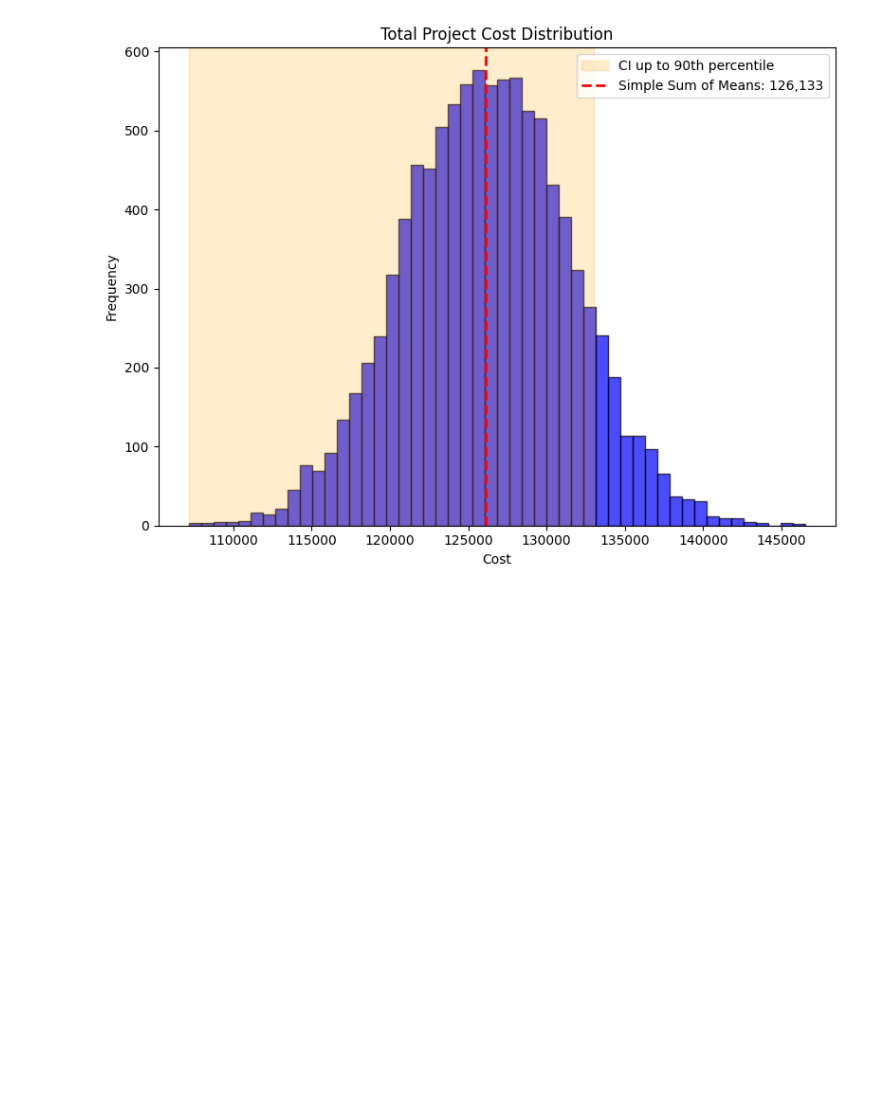
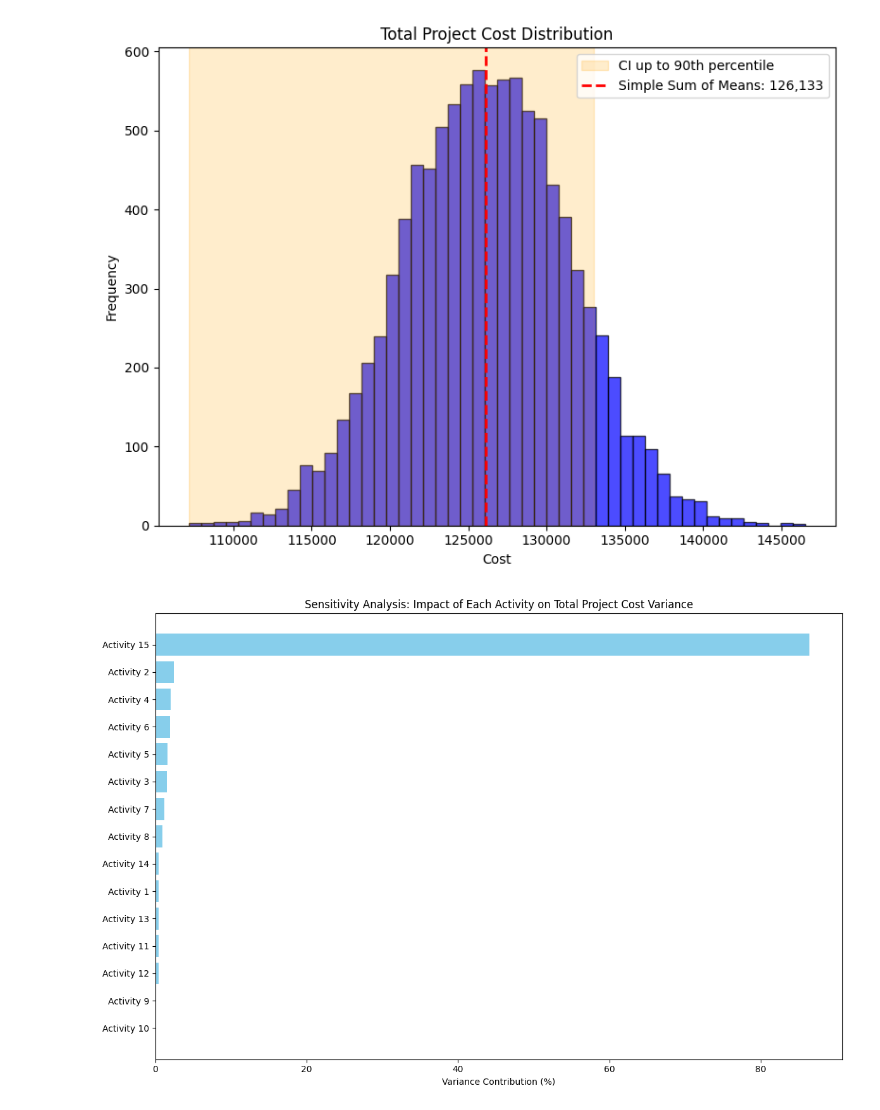
Before and after one commit to BrajanNieto/RiskAnalysis, a Jupyter notebook: MonteCarloExample-BrajanNieto.ipynb, the cells around one changed output. Cells and saved outputs as stored; diff of their text form; code cells hidden in the pictures; blank space fills up the shorter version.

```diff
--- a/MonteCarloExample-BrajanNieto.ipynb
+++ b/MonteCarloExample-BrajanNieto.ipynb
@@ -409,3 +409,38 @@ plot_total_distribution(
 )
 # %% [output]
 [figure]
+# %%
+# =========================================================
+# 8) Variance Contribution Analysis
+# =========================================================
+# Calculate variance of each activity
+activity_variances = np.var(all_activities_costs, axis=1, ddof=1)  # shape (n_activities,)
+
+# Calculate total project variance
+total_variance = np.sum(activity_variances)  # Assuming independence
+
+# Calculate contribution of each activity to total variance
+variance_contributions = (activity_variances / total_variance) * 100  # percentage
+
+# Pair each activity name with its variance contribution
+activity_variance_contributions = list(zip([act["name"] for act in activities], variance_contributions))
+
+# Sort activities by variance contribution (descending)
+activity_variance_contributions.sort(key=lambda x: x[1], reverse=True)
+
+# Separate names and contributions for plotting
+sorted_names = [item[0] for item in activity_variance_contributions]
+sorted_contributions = [item[1] for item in activity_variance_contributions]
+
+# =========================================================
+# 9) Plot Variance Contribution Analysis
+# =========================================================
+plt.figure(figsize=(12, 8))
+plt.barh(sorted_names, sorted_contributions, color='skyblue')
+plt.xlabel('Variance Contribution (%)')
+plt.title('Sensitivity Analysis: Impact of Each Activity on Total Project Cost Variance')
+plt.gca().invert_yaxis()  # Highest contribution on top
+plt.tight_layout()
+plt.show()
+# %% [output]
+[figure, added]
```
Also changed, not shown: parts of 1 cell of this notebook.
